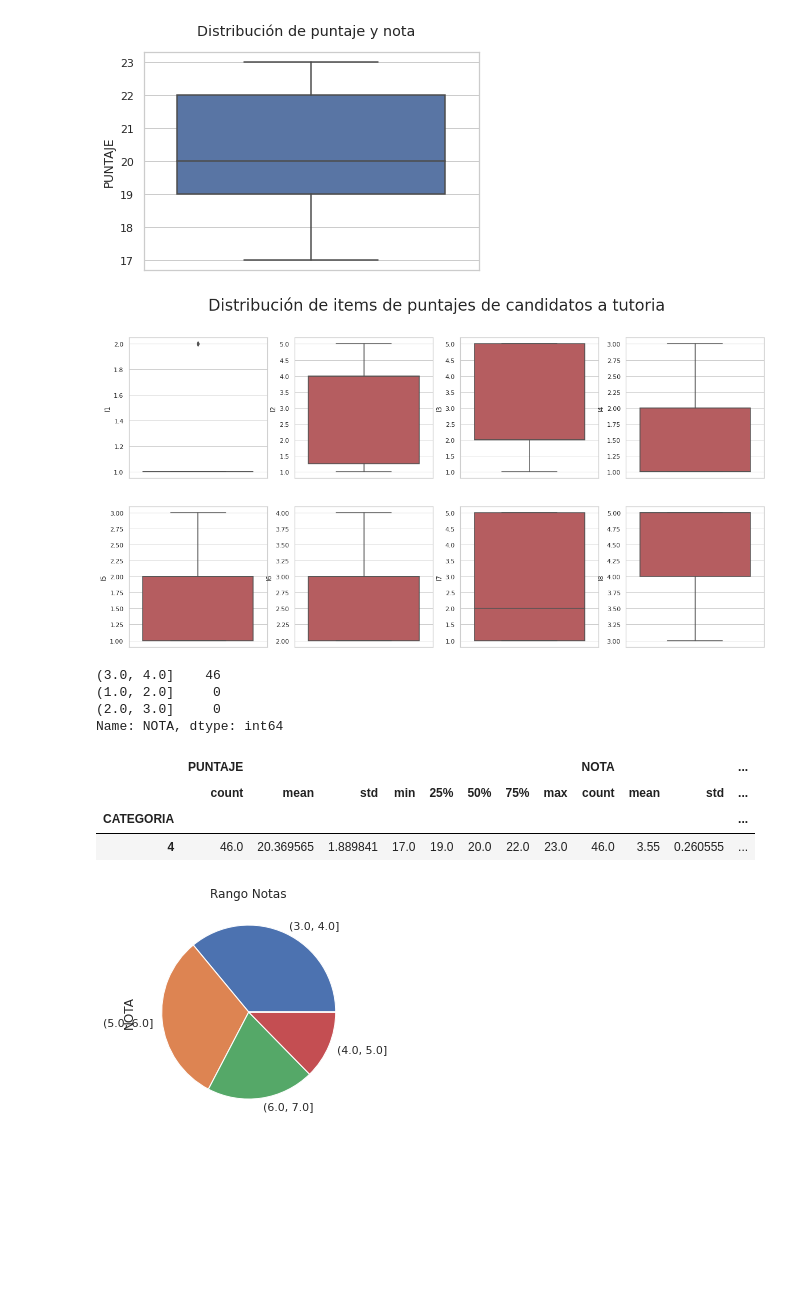
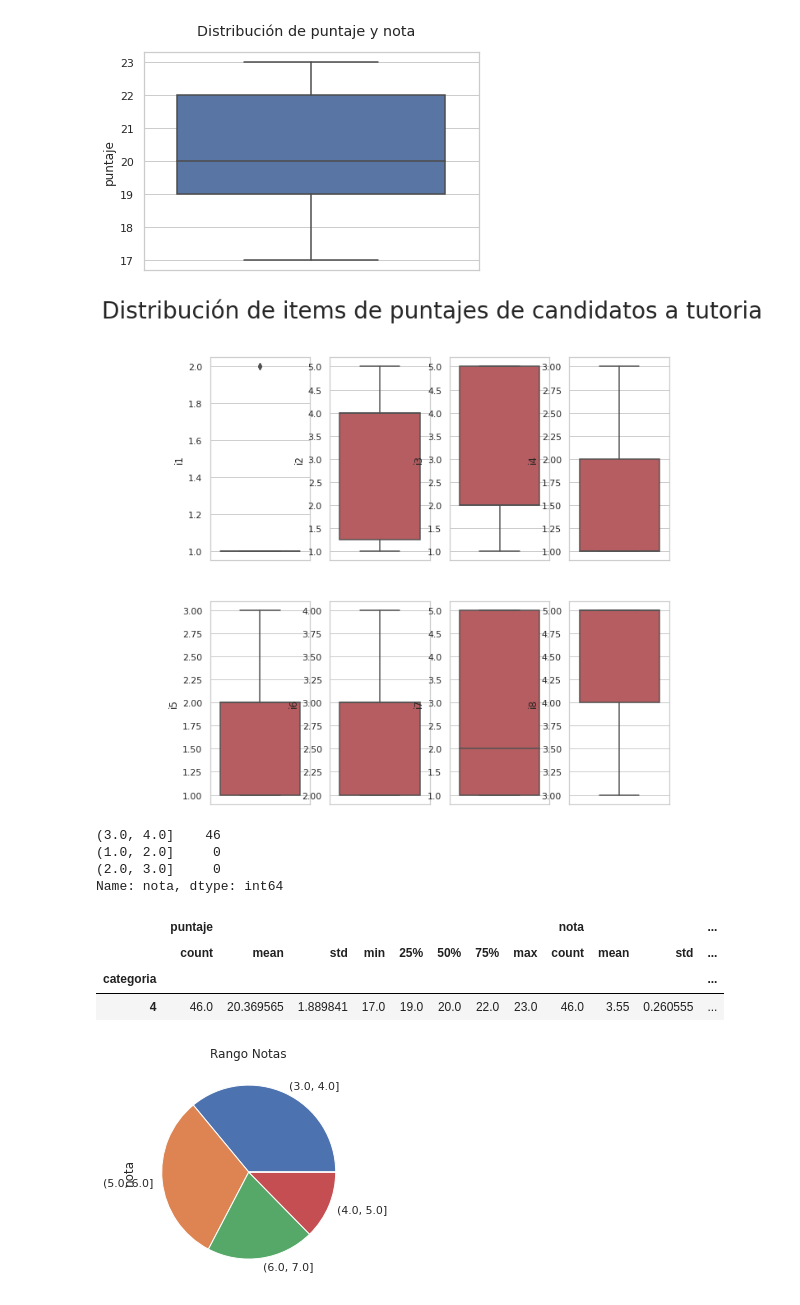
Before and after one commit to jamezahidalgo/PilotoTutoria, a Jupyter notebook: PRY_ModeloTutoria.ipynb, the cells around one changed output. Saved outputs shown, nothing was run; the diff lists cells and outputs as text; code cells hidden in the pictures; blank space fills up the shorter version.

Commit message:
Estandarización de nombres de columnas, todos los nombres en minúsculas

```diff
--- a/PRY_ModeloTutoria.ipynb
+++ b/PRY_ModeloTutoria.ipynb
@@ -67,0 +71,3 @@ data_frame.head()
+# %%
+data_frame.columns = data_frame.columns.str.lower().str.replace(" ", "", regex=False)
+data_frame.columns = data_frame.columns.str.lower().str.replace(".", "_", regex=False)
@@ -68,7 +76,7 @@ data_frame.head()
 # %% [markdown]
 ## Análisis exploratorio
 # %%
-lst_feature = ['I1', 'I2', 'I3', 'I4', 'I5', 'I6', 'I7', 'I8']
+lst_feature = ['i1', 'i2', 'i3', 'i4', 'i5', 'i6', 'i7', 'i8']
 fig, ax = plt.subplots(2, 4, figsize=(20, 10))
 fig.suptitle("Histograma de puntajes", fontsize=28)
 row, col = 0, 0
@@ -115,12 +123,12 @@ dtype: int64
 # %% [markdown]
 ## Selección de candidatos a tutoría
 # %%
-data_selected = data_frame.query("CATEGORIA >= 4")
+data_selected = data_frame.query("categoria >= 4")
 data_selected.shape
 # %% [output]
 (46, 12)
 # %%
-lst_feature = ['I1', 'I2', 'I3', 'I4', 'I5', 'I6', 'I7', 'I8']
+lst_feature = ['i1', 'i2', 'i3', 'i4', 'i5', 'i6', 'i7', 'i8']
 fig, ax = plt.subplots(2, 4, figsize=(20, 10))
 fig.suptitle("Histograma de puntajes de candidatos a tutoria", fontsize=28)
 row, col = 0, 0
@@ -148,30 +156,30 @@ plt.suptitle("Distribución de puntaje y nota");
 # %% [output]
 [figure]
 # %%
-lst_feature = ['I1', 'I2', 'I3', 'I4', 'I5', 'I6', 'I7', 'I8']
-fig, ax = plt.subplots(2, 4, figsize=(20, 10))
+lst_feature = ['i1', 'i2', 'i3', 'i4', 'i5', 'i6', 'i7', 'i8']
+fig, ax = plt.subplots(2, 4, figsize=(10, 10))
 fig.suptitle("Distribución de items de puntajes de candidatos a tutoria", fontsize=28)
 row, col = 0, 0
 for feature in lst_feature:
   sns.boxplot(y=data_selected[feature], ax=ax[row][col], data=data_selected, color="r")
   col += 1
   row += 0 if col < 4 else 1
   col = 0 if col > 3 else col
 plt.show()
 # %% [output]
-[figure, old version]
+[figure, new version]
 # %%
-pd.cut(data_selected.NOTA, bins=[1.0,2.0,3.0,4.0]).value_counts()
+pd.cut(data_selected.nota, bins=[1.0,2.0,3.0,4.0]).value_counts()
 # %% [output]
 (3.0, 4.0]    46
 (1.0, 2.0]     0
 (2.0, 3.0]     0
-Name: NOTA, dtype: int64
+Name: nota, dtype: int64
 # %%
-data_selected.groupby('CATEGORIA')[['PUNTAJE','NOTA']].describe()
+data_selected.groupby('categoria')[['puntaje','nota']].describe()
 # %% [output]
-|  | PUNTAJE |  |  |  |  |  |  |  | NOTA |  |  | ... |
+|  | puntaje |  |  |  |  |  |  |  | nota |  |  | ... |
 |  | count | mean | std | min | 25% | 50% | 75% | max | count | mean | std | ... |
-| CATEGORIA |  |  |  |  |  |  |  |  |  |  |  | ... |
+| categoria |  |  |  |  |  |  |  |  |  |  |  | ... |
 | 4 | 46.0 | 20.369565 | 1.889841 | 17.0 | 19.0 | 20.0 | 22.0 | 23.0 | 46.0 | 3.55 | 0.260555 | ... |
 # %%
```
Also changed, not shown: parts of 46 cells of this notebook, 8 other files.
